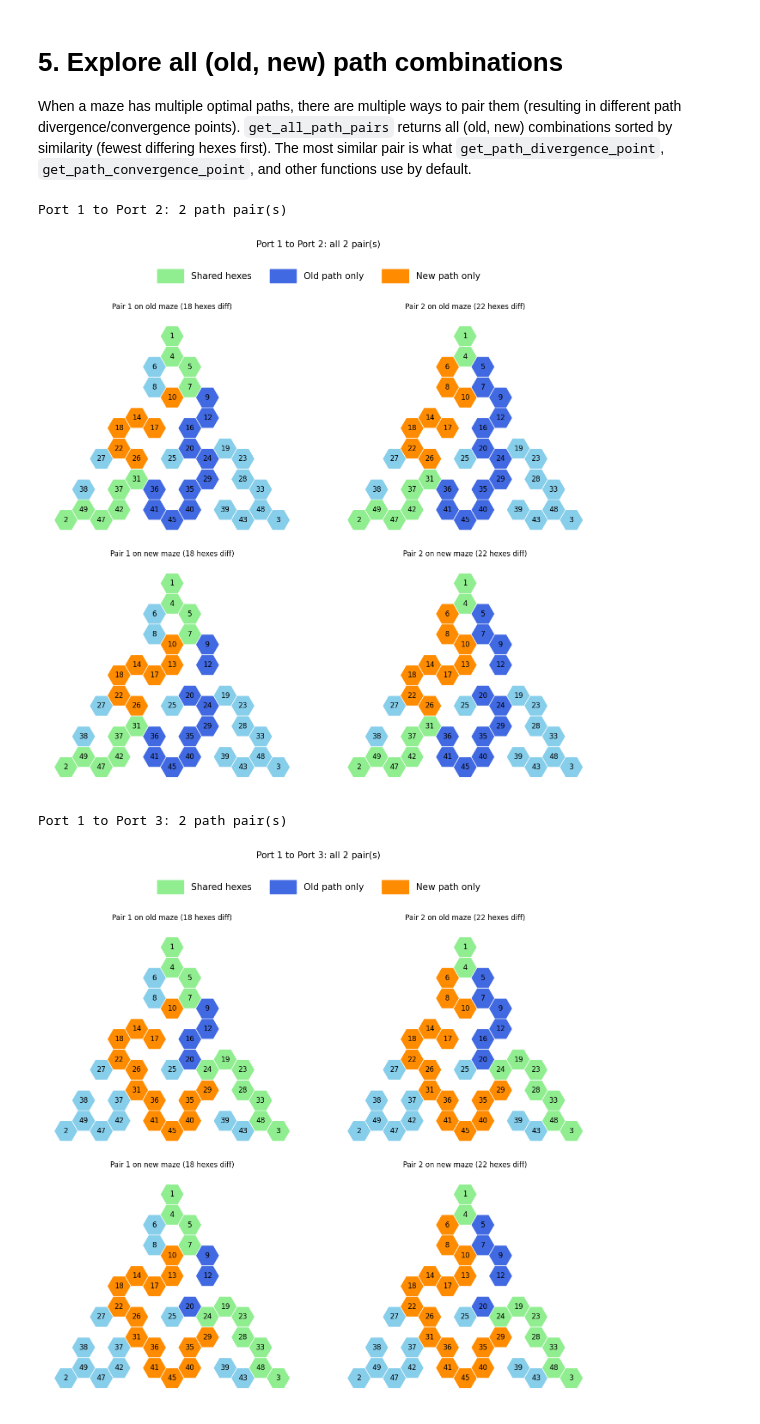
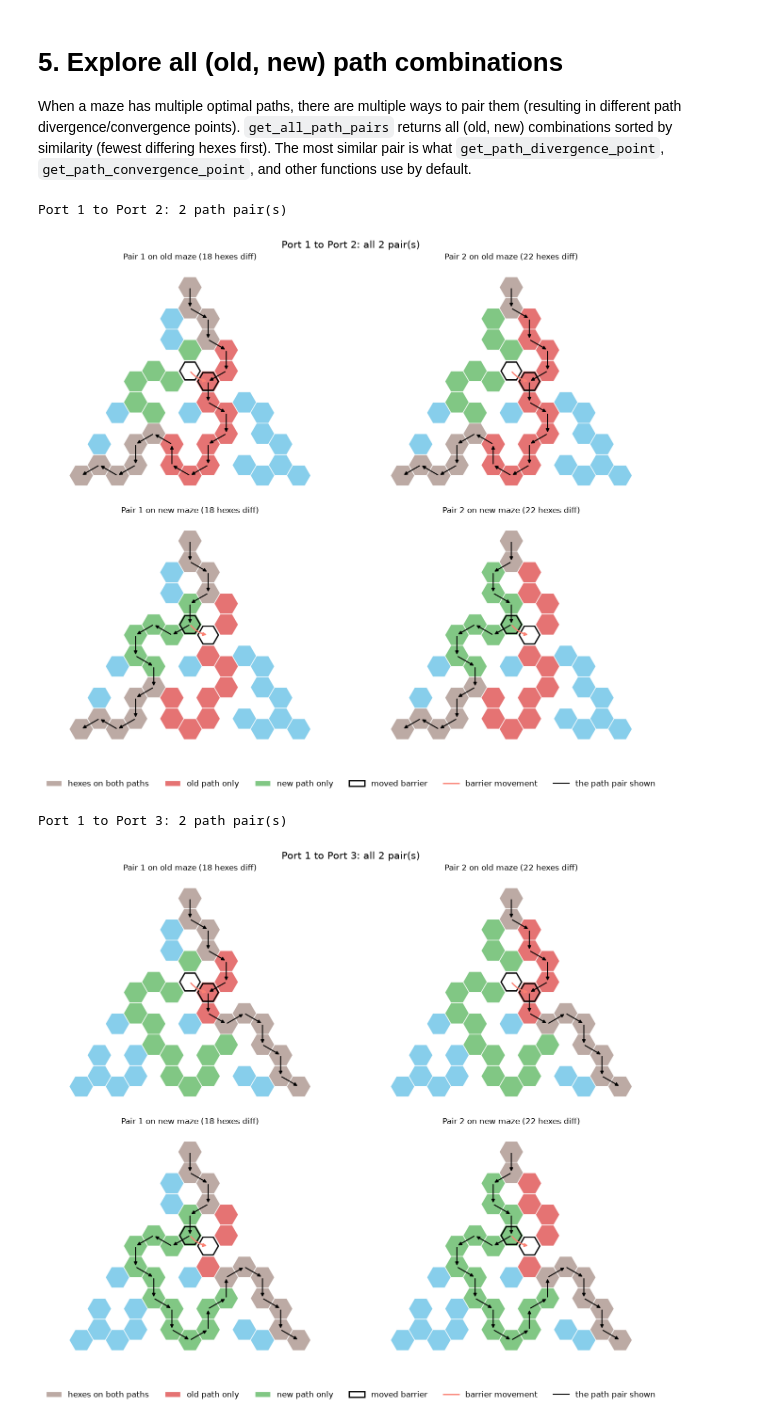
Before and after one commit to calderast/Hex-maze, a Jupyter notebook: Tutorials/12_Compare_Maze_Paths.ipynb, the cells around one changed output. Cells and saved outputs as stored; diff of their text form; code cells hidden in the pictures.

```diff
--- a/Tutorials/12_Compare_Maze_Paths.ipynb
+++ b/Tutorials/12_Compare_Maze_Paths.ipynb
@@ -396,47 +407,40 @@ When a maze has multiple optimal paths, there are multiple ways to pair them (re
 # %%
 for start, end in [(1, 2), (1, 3), (2, 3)]:
     all_pairs = get_all_path_pairs(maze_1, maze_2, start, end)
     if not all_pairs:
         old_paths, _ = get_old_and_new_paths(maze_1, maze_2, start, end)
         all_pairs = [(old_paths[0], old_paths[0])]
 
     n_pairs = len(all_pairs)
     print(f"Port {start} to Port {end}: {n_pairs} path pair(s)")
 
-    fig, axes = plt.subplots(2, n_pairs, figsize=(7 * n_pairs, 12))
-    if n_pairs == 1:
-        axes = axes.reshape(2, 1)
+    fig, axes = plt.subplots(2, n_pairs, figsize=(7 * n_pairs, 12), squeeze=False)
 
     for j, (old_path, new_path) in enumerate(all_pairs):
         diff = len(set(old_path).symmetric_difference(set(new_path)))
         shared = set(old_path) & set(new_path)
         old_only = set(old_path) - shared
         new_only = set(new_path) - shared
 
         highlight = [shared, old_only, new_only]
-        colors = ["lightgreen", "royalblue", "darkorange"]
+        colors = [CLASS_COLORS["shared"], CLASS_COLORS["old_path"], CLASS_COLORS["new_path"]]
 
-        plot_hex_maze(maze_1, ax=axes[0, j], highlight_hexes=highlight,
-                      highlight_colors=colors, show_hex_labels=True, show_barriers=False)
-        axes[0, j].set_title(f"Pair {j+1} on old maze ({diff} hexes diff)")
+        plot_maze_panel(maze_1, axes[0, j], f"Pair {j+1} on old maze ({diff} hexes diff)",
+                        highlight, colors, barrier_change=barrier_change, hex_path=old_path)
+        plot_maze_panel(maze_2, axes[1, j], f"Pair {j+1} on new maze ({diff} hexes diff)",
+                        highlight, colors, barrier_change=barrier_change, hex_path=new_path)
 
-        plot_hex_maze(maze_2, ax=axes[1, j], highlight_hexes=highlight,
-                      highlight_colors=colors, show_hex_labels=True, show_barriers=False)
-        axes[1, j].set_title(f"Pair {j+1} on new maze ({diff} hexes diff)")
-
-    legend_handles = [
-        mpatches.Patch(color="lightgreen", label="Shared hexes"),
-        mpatches.Patch(color="royalblue", label="Old path only"),
-        mpatches.Patch(color="darkorange", label="New path only"),
-    ]
-    fig.legend(handles=legend_handles, loc="upper center", ncol=3, bbox_to_anchor=(0.5, 1.05), fontsize=15,
-        handlelength=3, handleheight=2, borderpad=1, frameon=False)
-    fig.suptitle(f"Port {start} to Port {end}: all {n_pairs} pair(s)", fontsize=15, y=1.08)
-    plt.tight_layout()
+    add_legend(fig, [
+        ("hexes on both paths", CLASS_COLORS["shared"]),
+        ("old path only", CLASS_COLORS["old_path"]),
+        ("new path only", CLASS_COLORS["new_path"]),
+    ], path_label="the path pair shown")
+    fig.suptitle(f"Port {start} to Port {end}: all {n_pairs} pair(s)", fontsize=15)
+    fig.tight_layout(rect=[0, 0.06, 1, 1])
     plt.show()
 # %% [output]
 Port 1 to Port 2: 2 path pair(s)
-[figure, old version]
+[figure, new version]
 Port 1 to Port 3: 2 path pair(s)
-[figure, old version]
+[figure, new version]
 Port 2 to Port 3: 1 path pair(s)
```
Also changed, not shown: parts of 12 cells of this notebook, 2 other files.
